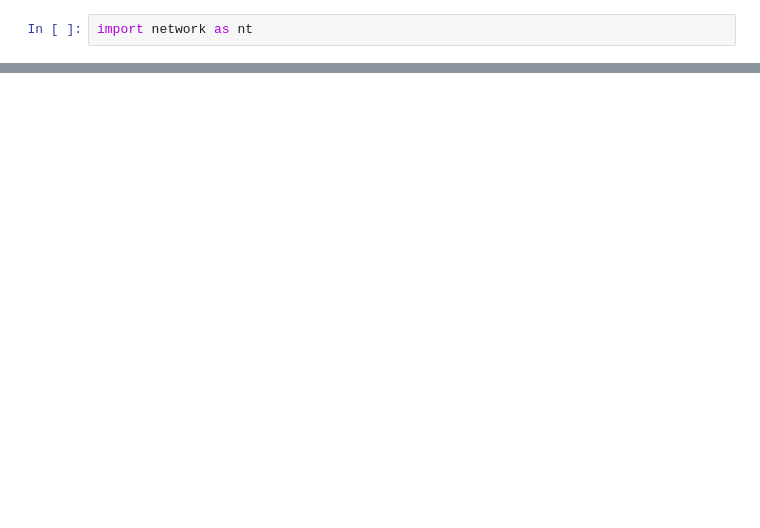
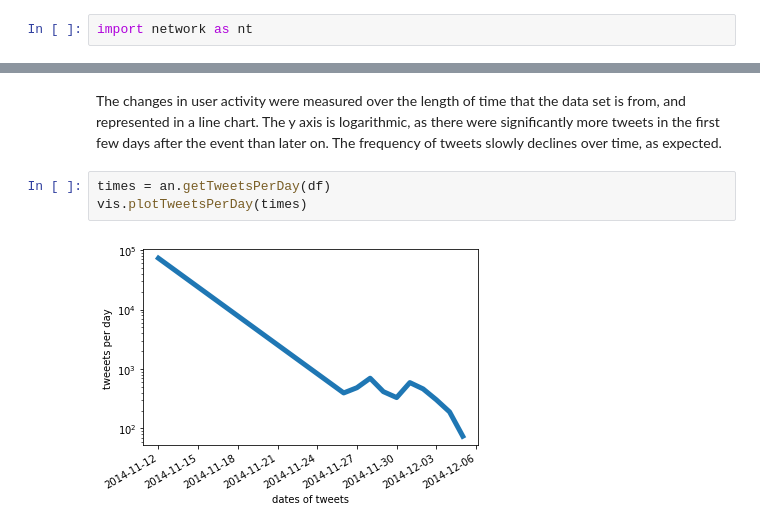
Before and after one commit to vlmolnar/CS2006-Python2, a Jupyter notebook: code/Analysis.ipynb, the cells around one changed output, grey strips where cells are left out. Saved outputs shown, nothing was run; the diff lists cells and outputs as text; blank space fills up the shorter version.

```diff
--- a/code/Analysis.ipynb
+++ b/code/Analysis.ipynb
@@ -45,0 +60,8 @@ Number of unique users: 50157
+# %% [markdown]
+<p>The changes in user activity were measured over the length of time that the data set is from, and represented in a line chart. The y axis is logarithmic, as there were significantly more tweets in the first few days after the event than later on. The frequency of tweets slowly declines over time, as expected.
+</p>
+# %%
+times = an.getTweetsPerDay(df)
+vis.plotTweetsPerDay(times)
+# %% [output]
+[figure, added]
```
Also changed, not shown: parts of 37 cells of this notebook, 5 other files.
